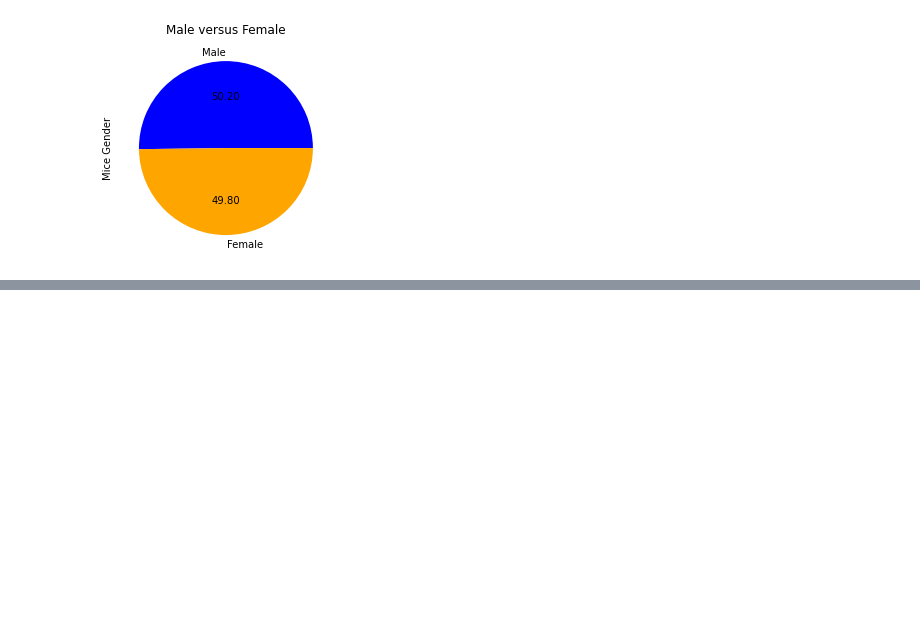
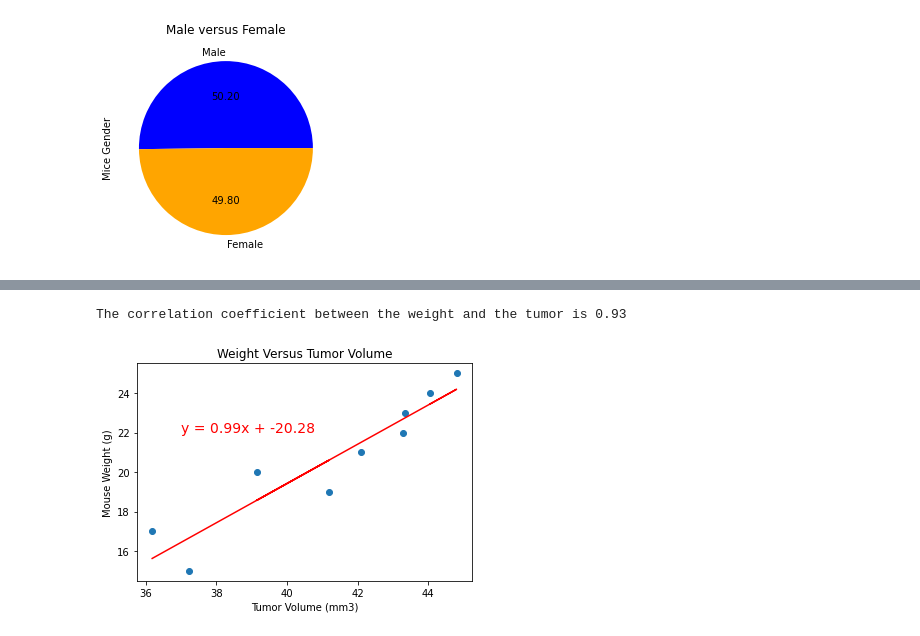
Before and after one commit to kplam624/Mice-Drug-Analysis, a Jupyter notebook: Submission/main_submission.ipynb, the cells around one changed output, grey strips where cells are left out. Drawn from its saved outputs; the diff is of its cells as text; code cells hidden in the pictures; blank space fills up the shorter version.

```diff
--- a/Submission/main_submission.ipynb
+++ b/Submission/main_submission.ipynb
@@ -350,26 +407,29 @@ plt.show()
 # %%
 # Creating a regression line that goes with the scatter plot above.
 x_values = mouse_tumor
 y_values = mouse_weight
 
 (slope, intercept, rvalue, pvalue, stderr) = stats.linregress(x_values, y_values)
 
 # This is used to find any regression value that exists
 regress_values = x_values * slope + intercept
 
 #Creates a line equation and places it on the plot
 line_eq = "y = " + str(round(slope,2)) + "x + " + str(round(intercept,2))
 plt.scatter(x_values,y_values)
 plt.plot(x_values,regress_values,"r-")
-plt.annotate(line_eq,(37,18),fontsize=14,color="red")
+plt.annotate(line_eq,(37,22),fontsize=14,color="red")
 
 # Adds a title and adds labels
 plt.title("Weight Versus Tumor Volume")
 plt.xlabel('Tumor Volume (mm3)')
 plt.ylabel('Mouse Weight (g)')
 
 # Prints out the coefficients of the regression line.
 print(f'The correlation coefficient between the weight and the tumor is {round(rvalue,2)}')
 plt.savefig("plots/linregress.png")
 
 plt.show()
+# %% [output]
+The correlation coefficient between the weight and the tumor is 0.93
+[figure, added]
```
Also changed, not shown: parts of 9 cells of this notebook, 4 other files.
